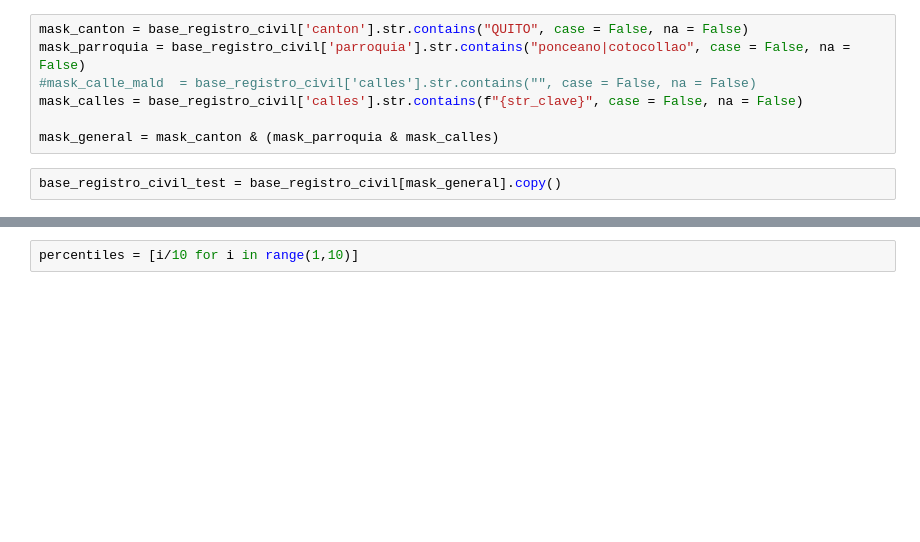
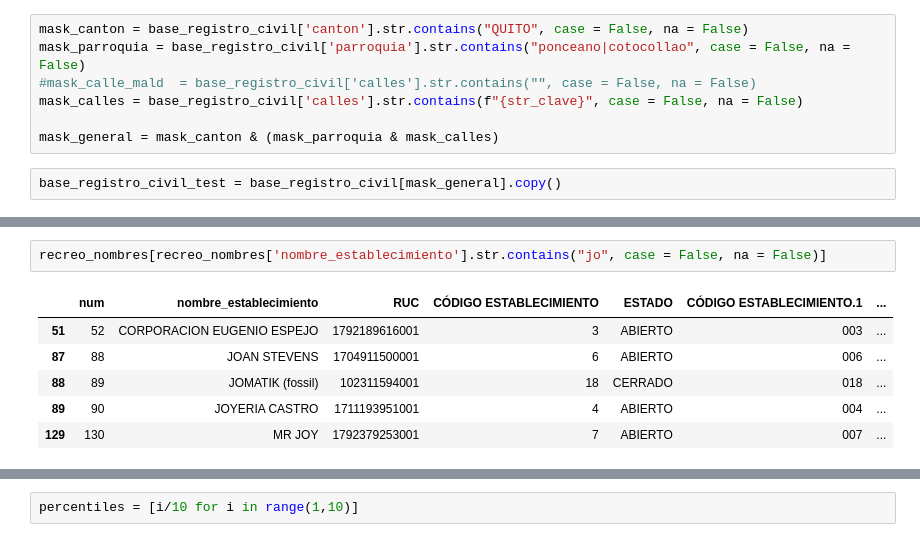
Before and after one commit to Leo-Maker636/centros_comerciales, a Jupyter notebook: sandbox/busqueda_rucs/localizacion_codigo_establecimiento.ipynb, the cells around one changed output, grey strips where cells are left out. Cells and saved outputs as stored; diff of their text form; blank space fills up the shorter version.

```diff
--- a/sandbox/busqueda_rucs/localizacion_codigo_establecimiento.ipynb
+++ b/sandbox/busqueda_rucs/localizacion_codigo_establecimiento.ipynb
@@ -302,0 +287,9 @@ len(recreo_nombres)
+# %%
+recreo_nombres[recreo_nombres['nombre_establecimiento'].str.contains("jo", case = False, na = False)]
+# %% [output]
+|  | num | nombre_establecimiento | RUC | CÓDIGO ESTABLECIMIENTO | ESTADO | CÓDIGO ESTABLECIMIENTO.1 | ... |
+| 51 | 52 | CORPORACION EUGENIO ESPEJO | 1792189616001 | 3 | ABIERTO | 003 | ... |
+| 87 | 88 | JOAN STEVENS | 1704911500001 | 6 | ABIERTO | 006 | ... |
+| 88 | 89 | JOMATIK (fossil) | 102311594001 | 18 | CERRADO | 018 | ... |
+| 89 | 90 | JOYERIA CASTRO | 1711193951001 | 4 | ABIERTO | 004 | ... |
+| 129 | 130 | MR JOY | 1792379253001 | 7 | ABIERTO | 007 | ... |
```
Also changed, not shown: parts of 36 cells of this notebook, 23 other files.
